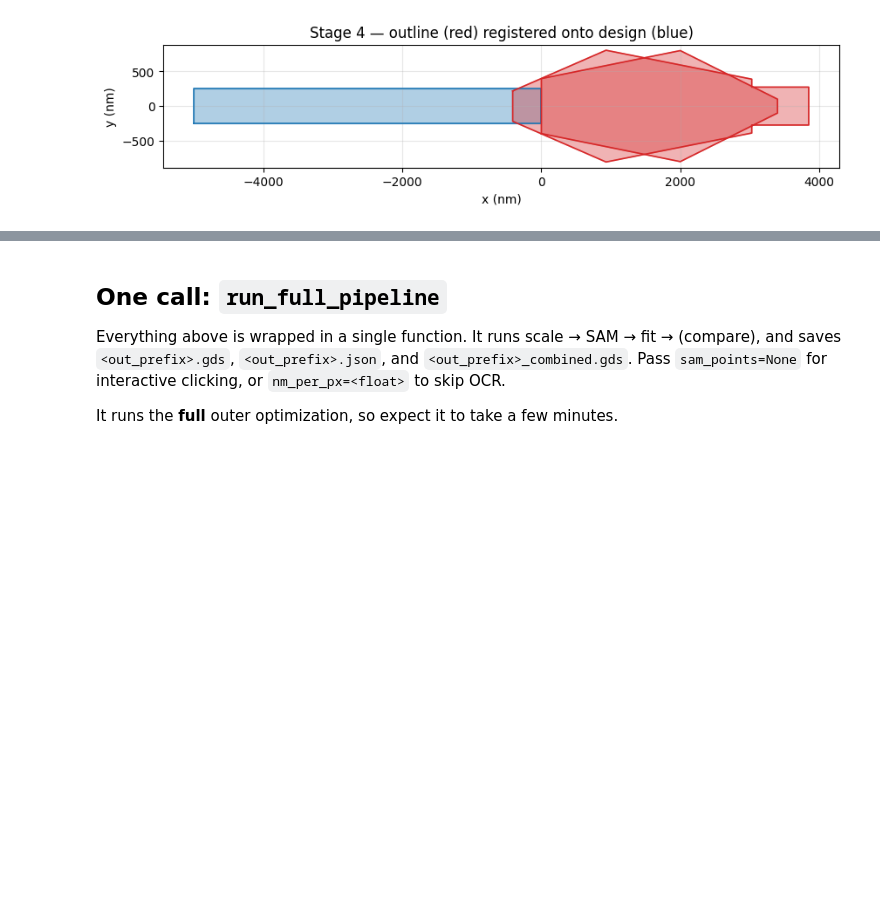
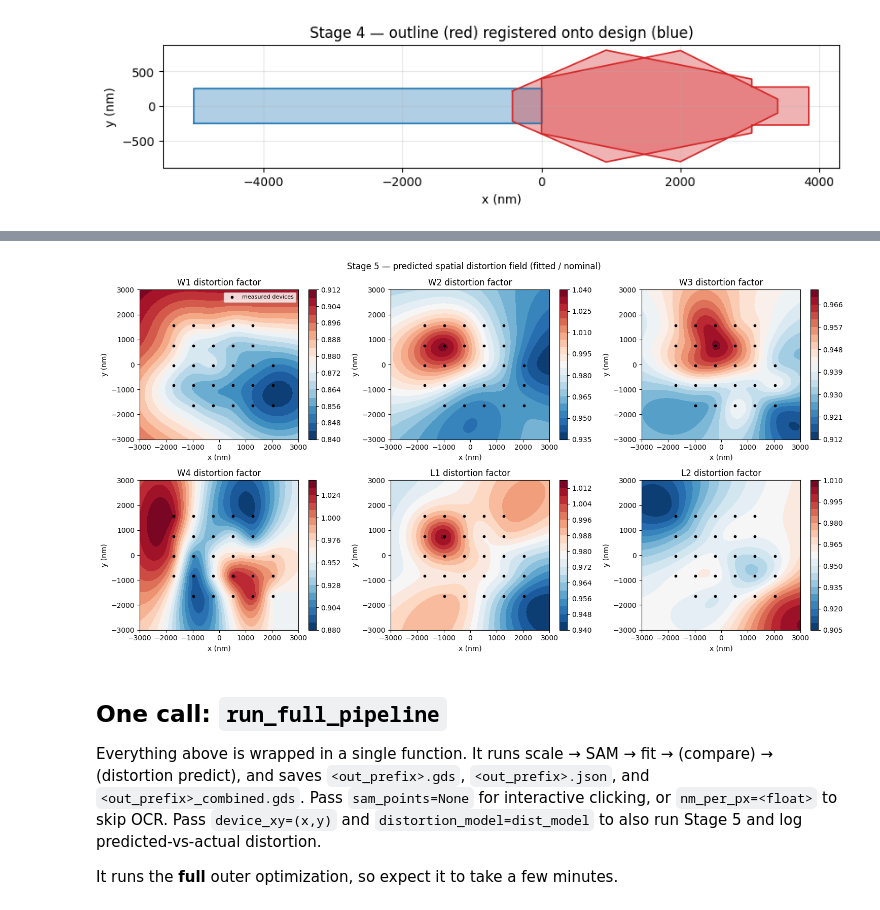
Before and after one commit to zjkay/sem-processing, a Jupyter notebook: example.ipynb, the cells around one changed output, grey strips where cells are left out. Cells and saved outputs as stored; diff of their text form; code cells hidden in the pictures; blank space fills up the shorter version.

```diff
--- a/example.ipynb
+++ b/example.ipynb
@@ -222,0 +242,14 @@ ax.set_xlabel('x (nm)'); ax.set_ylabel('y (nm)'); ax.grid(alpha=0.3);
+# %%
+DIST_PARAM_NAMES = ['W1', 'W2', 'W3', 'W4', 'L1', 'L2']
+
+X_raw = np.load('data/distortion_X_raw.npy')   # (27, 2) measured device (x, y) positions
+Y_factors = np.load('data/distortion_Y.npy')   # (27, 6) their fitted/nominal factors
+
+dist_model = sp.SpatialDistortionModel(X_raw, Y_factors, DIST_PARAM_NAMES, norm_divisor=3000)
+
+# Predict expected distortion at a location we haven't measured yet.
+query_xy = (1200, 450)
+pred = dist_model.predict(*query_xy, return_std=True)
+print(f'Predicted distortion at {query_xy}:')
+for name in DIST_PARAM_NAMES:
+    print(f'  {name}: x{pred["factors"][name]:.3f}  (+/- {pred["std"][name]:.3f})')
@@ -223,9 +264,26 @@ ax.set_xlabel('x (nm)'); ax.set_ylabel('y (nm)'); ax.grid(alpha=0.3);
+# %%
+# Visualize the predicted distortion FIELD across the chip for every parameter.
+Xg, Yg, F = dist_model.predict_grid(n=60)
+fig, axs = plt.subplots(2, 3, figsize=(15, 8))
+for i, name in enumerate(DIST_PARAM_NAMES):
+    ax = axs.ravel()[i]
+    im = ax.contourf(Xg, Yg, F[:, :, i], levels=20, cmap='RdBu_r')
+    ax.scatter(X_raw[:, 0], X_raw[:, 1], c='k', s=10, label='measured devices')
+    ax.set_title(f'{name} distortion factor'); ax.set_xlabel('x (nm)'); ax.set_ylabel('y (nm)')
+    plt.colorbar(im, ax=ax)
+axs.ravel()[0].legend(loc='upper right', fontsize=8)
+plt.suptitle('Stage 5 — predicted spatial distortion field (fitted / nominal)')
+plt.tight_layout();
+# %% [output]
+[figure, added]
 # %% [markdown]
 ## One call: `run_full_pipeline`
 
-Everything above is wrapped in a single function. It runs scale → SAM → fit → (compare),
-and saves `<out_prefix>.gds`, `<out_prefix>.json`, and `<out_prefix>_combined.gds`.
-Pass `sam_points=None` for interactive clicking, or `nm_per_px=<float>` to skip OCR.
+Everything above is wrapped in a single function. It runs
+scale → SAM → fit → (compare) → (distortion predict), and saves `<out_prefix>.gds`,
+`<out_prefix>.json`, and `<out_prefix>_combined.gds`. Pass `sam_points=None` for
+interactive clicking, or `nm_per_px=<float>` to skip OCR. Pass `device_xy=(x,y)` and
+`distortion_model=dist_model` to also run Stage 5 and log predicted-vs-actual distortion.
 
 It runs the **full** outer optimization, so expect it to take a few minutes.
 # %%
```
Also changed, not shown: parts of 6 cells of this notebook, 5 other files.
